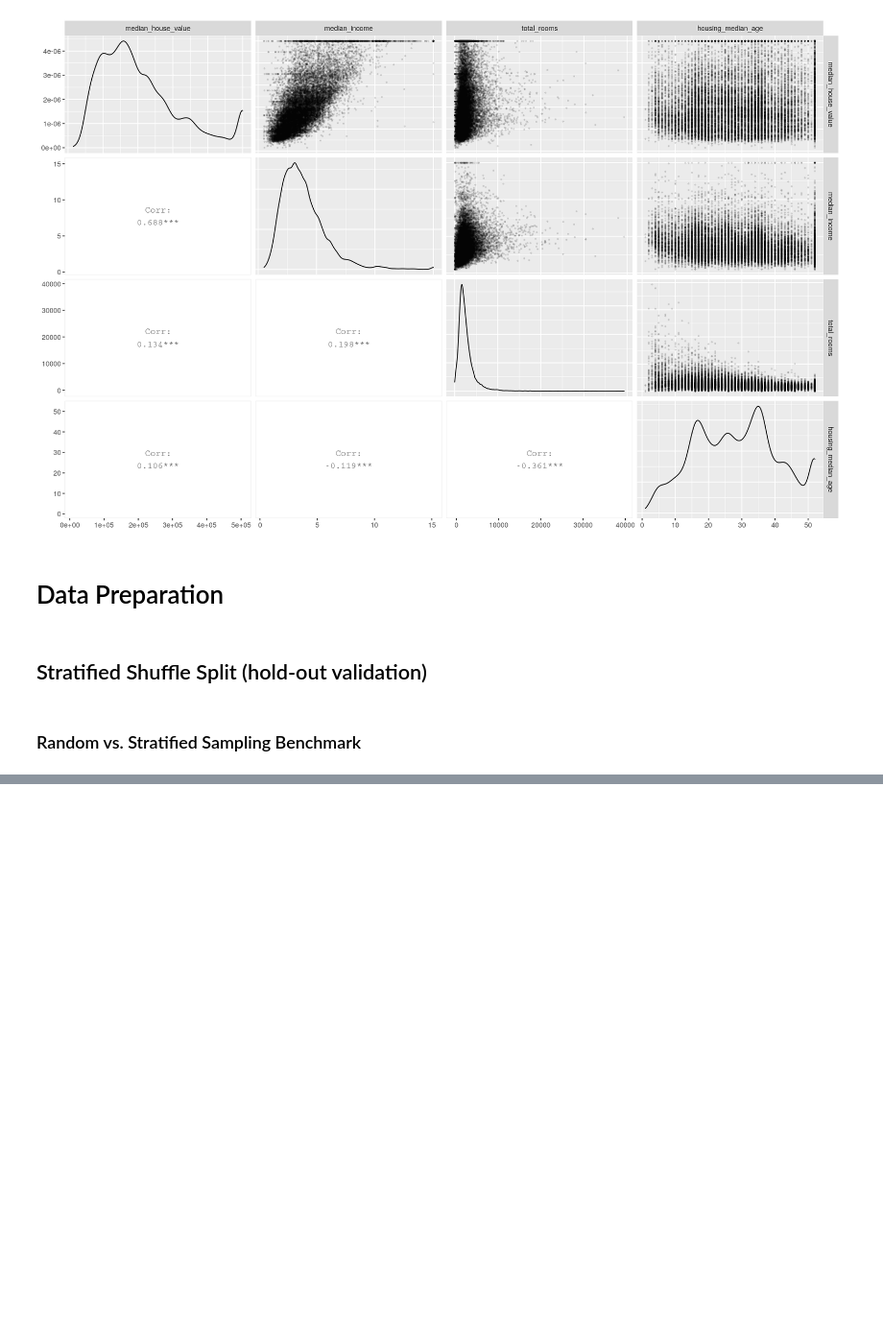
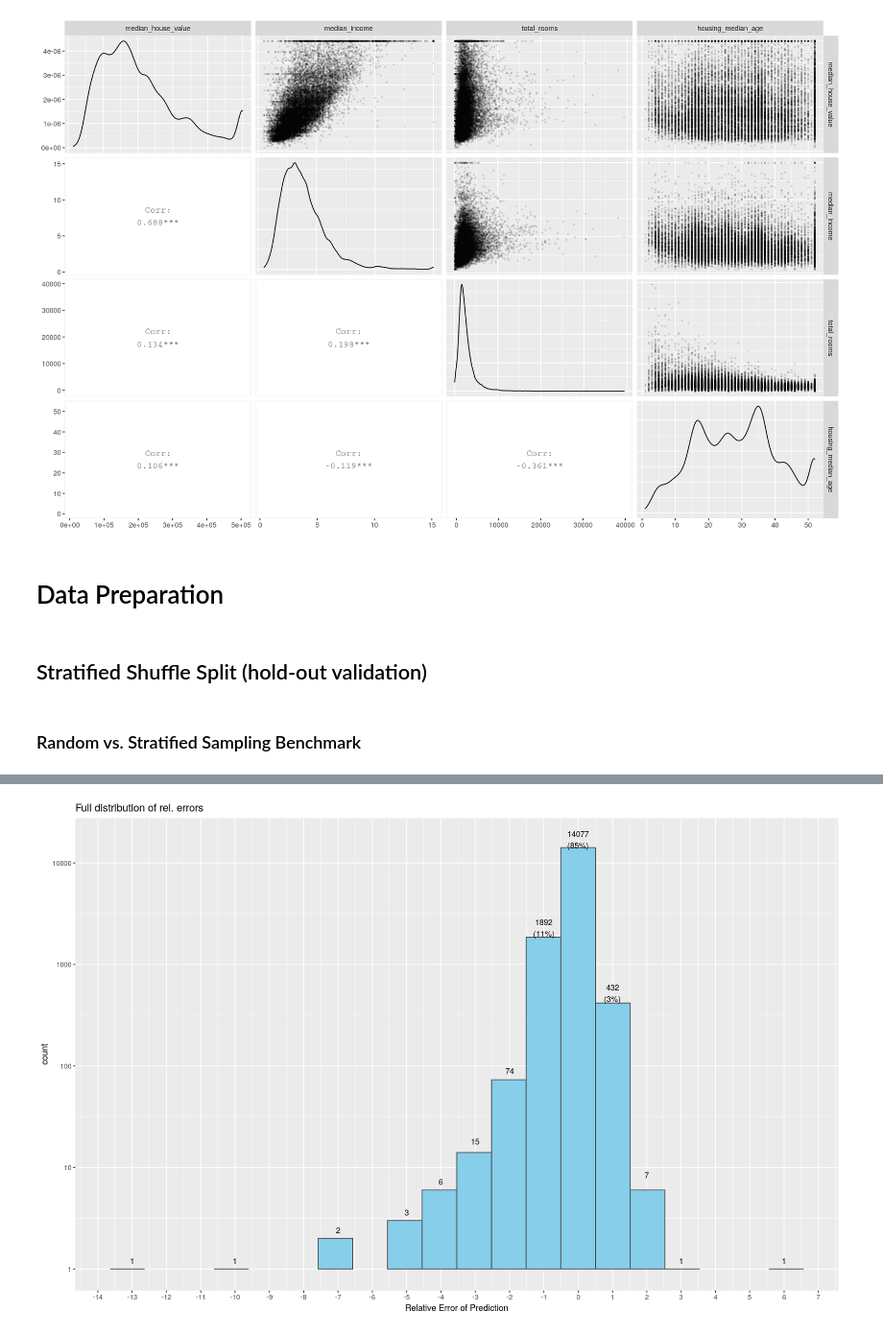
Before and after one commit to slavistan/ml-book-notes, a Jupyter notebook: scratchpad.ipynb, the cells around one changed output, grey strips where cells are left out. Shown at 96% size. Cells and saved outputs as stored; diff of their text form; code cells hidden in the pictures; blank space fills up the shorter version.

```diff
--- a/scratchpad.ipynb
+++ b/scratchpad.ipynb
@@ -94,0 +146,6 @@ A tibble: 5 × 6
+# %%
+# train linear model
+# remove one of the 1henc'd categories as their set is perfectly
+# correlated.
+linmodel <- lm(median_house_value~., data= train %>% select(-ISLAND))
+summary(linmodel)
@@ -94,0 +170,20 @@ A tibble: 5 × 6
+# %%
+# train and evaluate accuracy on the training set
+train_preds <- linmodel %>% predict(train)
+test_preds <- linmodel %>% predict(test)
+train_info <- tibble(predictions=train_preds,
+                     labels=train$median_house_value) %>%
+    mutate(diff=abs(labels-predictions),
+           sign=case_when(labels < predictions ~ -1, T ~ +1)) %>%
+    mutate(diffrel=diff/labels)
+
+ggplot(train_info, aes(x=diffrel*sign)) +
+    geom_histogram(fill = 'skyblue', color = 'grey30', bins=20) +
+    stat_bin(geom="text", size=3.5, binwidth=1,
+             aes(label=case_when(..count.. < 100 ~ as.character(..count..),
+                                 T ~ paste0(..count..,"\n(", round(..density..,2)*100, "%)")),
+                 y=1.2*..count..)) +
+    scale_x_continuous(breaks=seq(-100, 100)) +
+    scale_y_log10() +
+    labs(title="Full distribution of rel. errors", x="Relative Error of Prediction")
+# %% [output]
@@ -94,0 +198 @@ A tibble: 5 × 6
+[figure, added]
```
Also changed, not shown: parts of 10 cells of this notebook, 2 other files.
